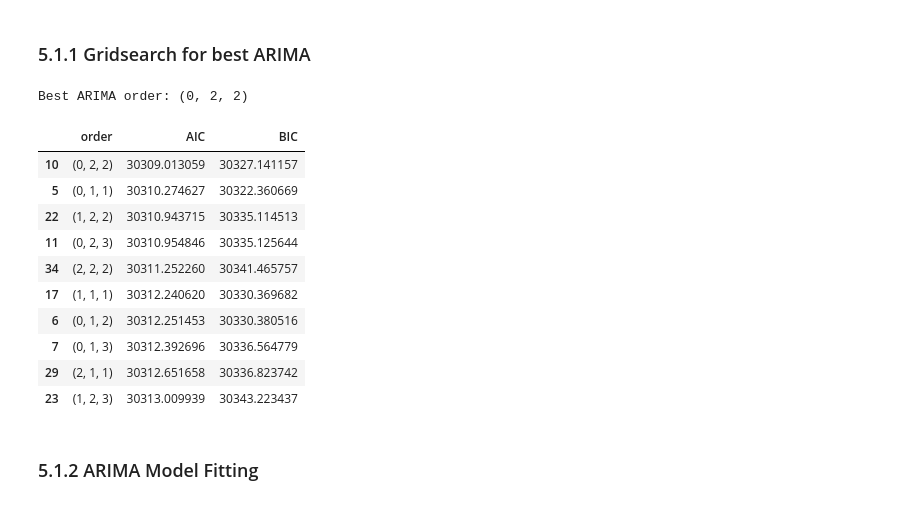
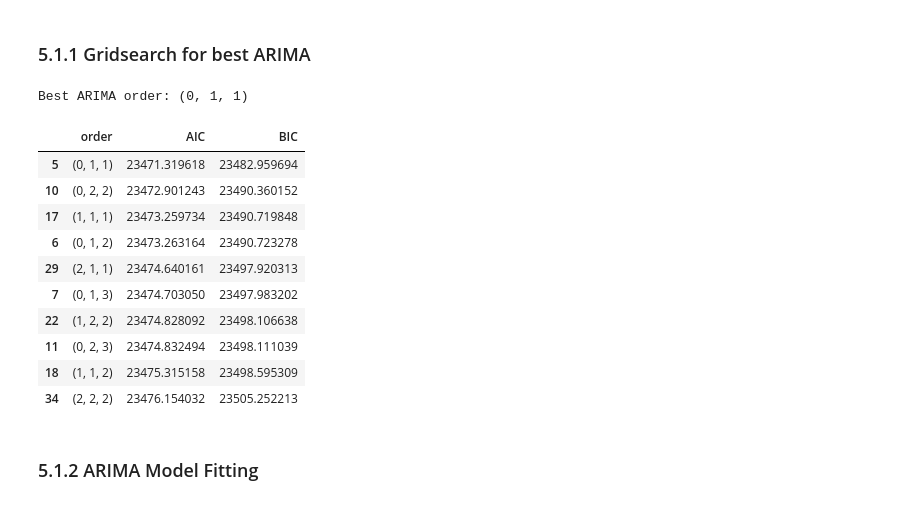
Before and after one commit to MamunurRahmanMoon/Stock_Price_Prediction_Time_Series_Forecasting, a Jupyter notebook: Time_Series_Forecastig_StockPrices_byMamunurRahmanMoon.ipynb, the cells around one changed output. Saved outputs shown, nothing was run; the diff lists cells and outputs as text; code cells hidden in the pictures.

```diff
--- a/Time_Series_Forecastig_StockPrices_byMamunurRahmanMoon.ipynb
+++ b/Time_Series_Forecastig_StockPrices_byMamunurRahmanMoon.ipynb
@@ -258,0 +261,25 @@ plt.show()
+# %%
+# Define the split point (we'll use 80% for training)
+split_index = int(len(df) * 0.8)
+split_date = df.index[split_index]
+
+# Split the data
+train_data = df[:split_date]
+test_data = df[split_date:]
+
+print(f"Training data from {train_data.index[0]} to {train_data.index[-1]}")
+print(f"Testing data from {test_data.index[0]} to {test_data.index[-1]}")
+print(f"\nTraining set size: {len(train_data)}")
+print(f"Testing set size: {len(test_data)}")
+
+# Visualize the split
+plt.figure(figsize=(15, 6))
+plt.plot(train_data.index, train_data['close'], label='Training Data', color='blue')
+plt.plot(test_data.index, test_data['close'], label='Testing Data', color='red')
+plt.axvline(x=split_date, color='green', linestyle='--', label='Split Point')
+plt.title('Train-Test Split Visualization')
+plt.xlabel('Date')
+plt.ylabel('Close Price')
+plt.legend()
+plt.grid(True)
+plt.show()
@@ -286,26 +320,27 @@ def arima_grid_search(series, p_values, d_values, q_values, criterion='aic'):
     result_df = pd.DataFrame(results, columns=['order','AIC','BIC']).sort_values('AIC')
     return best_cfg, result_df
 # %%
+# Grid search on training data only
 p = range(0, 4)
 d = range(0, 3)
 q = range(0, 4)
 
-best_order, search_table = arima_grid_search(df['close'], p, d, q, criterion='aic')
+best_order, search_table = arima_grid_search(train_data['close'], p, d, q, criterion='aic')
 print(f"Best ARIMA order: {best_order}")
 search_table.head(10)
 # %% [output]
-Best ARIMA order: (0, 2, 2)
+Best ARIMA order: (0, 1, 1)
 |  | order | AIC | BIC |
-| 10 | (0, 2, 2) | 30309.013059 | 30327.141157 |
-| 5 | (0, 1, 1) | 30310.274627 | 30322.360669 |
-| 22 | (1, 2, 2) | 30310.943715 | 30335.114513 |
-| 11 | (0, 2, 3) | 30310.954846 | 30335.125644 |
-| 34 | (2, 2, 2) | 30311.252260 | 30341.465757 |
-| 17 | (1, 1, 1) | 30312.240620 | 30330.369682 |
-| 6 | (0, 1, 2) | 30312.251453 | 30330.380516 |
-| 7 | (0, 1, 3) | 30312.392696 | 30336.564779 |
-| 29 | (2, 1, 1) | 30312.651658 | 30336.823742 |
-| 23 | (1, 2, 3) | 30313.009939 | 30343.223437 |
+| 5 | (0, 1, 1) | 23471.319618 | 23482.959694 |
+| 10 | (0, 2, 2) | 23472.901243 | 23490.360152 |
+| 17 | (1, 1, 1) | 23473.259734 | 23490.719848 |
+| 6 | (0, 1, 2) | 23473.263164 | 23490.723278 |
+| 29 | (2, 1, 1) | 23474.640161 | 23497.920313 |
+| 7 | (0, 1, 3) | 23474.703050 | 23497.983202 |
+| 22 | (1, 2, 2) | 23474.828092 | 23498.106638 |
+| 11 | (0, 2, 3) | 23474.832494 | 23498.111039 |
+| 18 | (1, 1, 2) | 23475.315158 | 23498.595309 |
+| 34 | (2, 2, 2) | 23476.154032 | 23505.252213 |
 # %% [markdown]
 ### 5.1.2 ARIMA Model Fitting
 # %%
```
Also changed, not shown: parts of 14 cells of this notebook.
